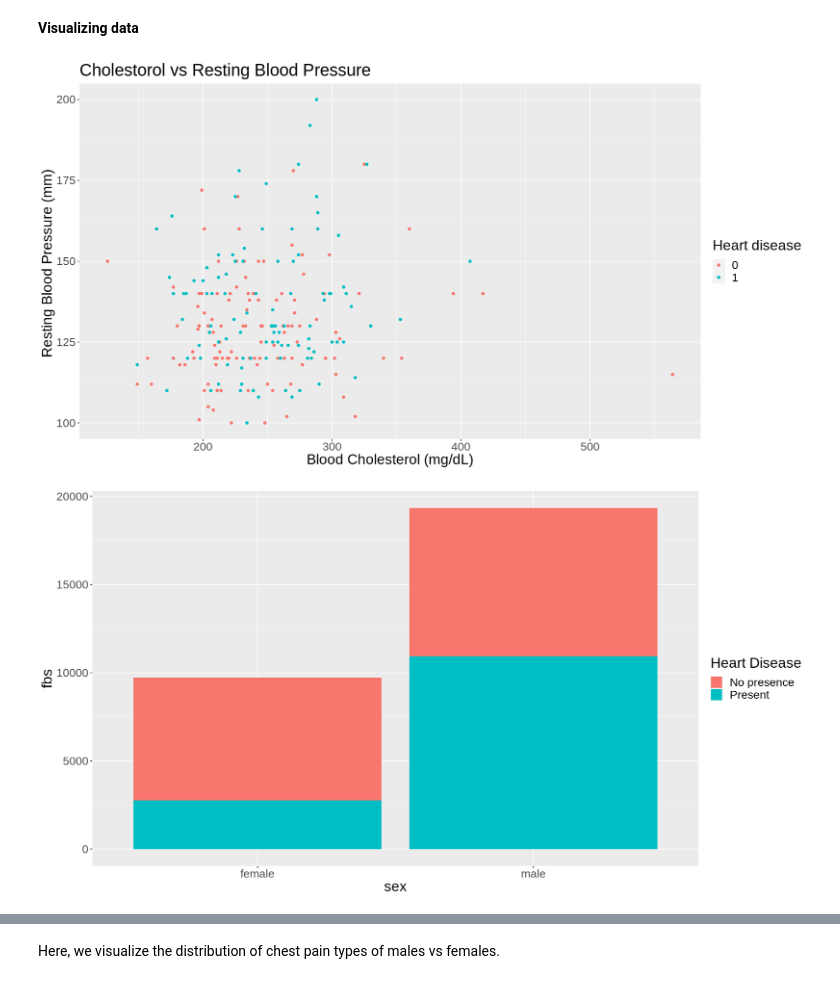
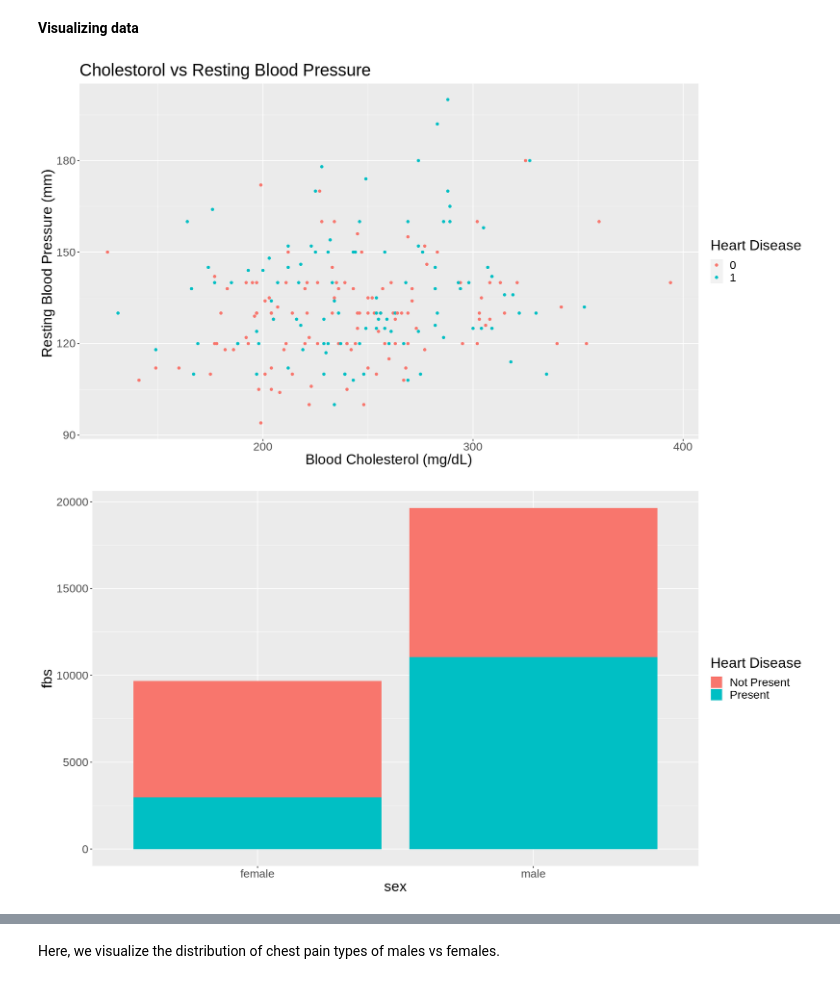
Before and after one commit to Yuvitee/DSCI-100-project, a Jupyter notebook: Heart Disease Proposal.ipynb, the cells around one changed output, grey strips where cells are left out. Saved outputs shown, nothing was run; the diff lists cells and outputs as text; code cells hidden in the pictures.

```diff
--- a/Heart Disease Proposal.ipynb
+++ b/Heart Disease Proposal.ipynb
@@ -141,8 +123,8 @@ A tibble: 297 × 14
 Then we can split the data into training and testing data
 # %%
 heart_split <- initial_split(final_data, prop = 0.75, strata = cp)
-heart_train <- training(chest_pain_split)
-heart_test <- testing(chest_pain_split)
+heart_train <- training(heart_split)
+heart_test <- testing(heart_split)
 
 heart_train
 heart_test
@@ -286,15 +268,15 @@ We can see from the graph that the four different types are not evenly distribut
 # %%
 options(repr.plot.width = 15, repr.plot.height = 8)
 
 trestbps_vs_chol <- heart_train |>
     ggplot(aes(x = chol , y = trestbps, color = num))+
     geom_point()+
-    labs(x = "Blood Cholesterol (mg/dL)", y = "Resting Blood Pressure (mm) ", color = "Heart disease", labels = c("No presence", "Present")) +
+    labs(x = "Blood Cholesterol (mg/dL)", y = "Resting Blood Pressure (mm) ", color = "Heart Disease", labels = c("Not Present", "Present")) +
     ggtitle("Cholestorol vs Resting Blood Pressure")+
     theme(text = element_text(size = 20))
 trestbps_vs_chol
 # %% [output]
-[figure, old version]
+[figure, new version]
 # %%
 age_plot  <- heart_train |>
     mutate(sex = ifelse(sex == 1, "male", "female")) |>
@@ -302,11 +284,11 @@ age_plot  <- heart_train |>
     ggplot(aes(x = sex , y = trestbps, fill = num)) +
     geom_bar(stat = "identity") +
     labs(x = "sex", y = "fbs", fill = "Heart Disease") +
-    scale_fill_discrete(name = "Heart Disease", labels = c("No presence", "Present")) +
+    scale_fill_discrete(name = "Heart Disease", labels = c("Not Present", "Present")) +
     theme(text = element_text(size = 20))
-sex_vs_fbs
+age_plot
 # %% [output]
-[figure, old version]
+[figure, new version]
 # %%
 trestbps_vs_age <- heart_train |>
     ggplot(aes(x = age , y = trestbps, color = num)) +
```
Also changed, not shown: parts of 10 cells of this notebook.
